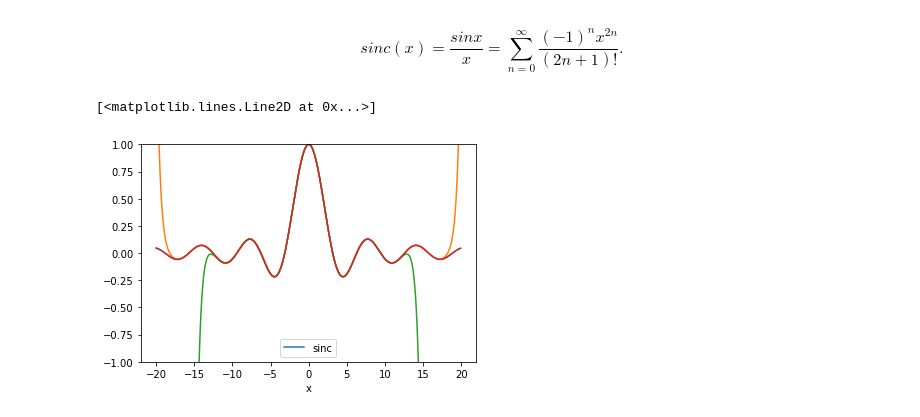
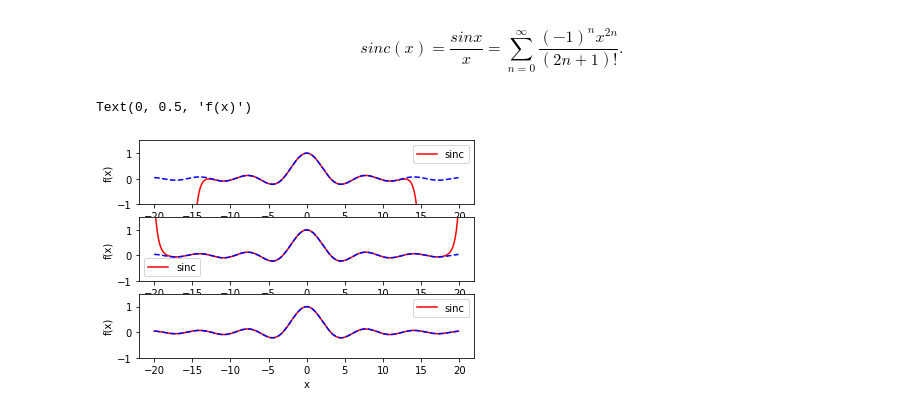
Before and after one commit to ji-hyun-hwang/2021_cphys1, a Jupyter notebook: hw3.ipynb, the cells around one changed output. Cells and saved outputs as stored; diff of their text form; code cells hidden in the pictures.

```diff
--- a/hw3.ipynb
+++ b/hw3.ipynb
@@ -74,24 +74,40 @@ $$ sinc(x)  = \frac{sin x}{x} = \sum_{n=0}^{\infty} \frac{(-1)^n x^{2n} }{(2n+1)
 # %%
 import numpy as np
 import matplotlib.pyplot as plt
 import math
 
 
 def f(x,n) :
     i,s = 0,0
     while (i<=n) :
         s = s + ((-1)**i)*(x**(2*i))/math.factorial(2*i+1)
         i += 1
     return s
 
 x = np.arange(-20,20,0.1)
-plt.plot(x,f(x,30), label = "sinc")
-plt.plot(x,f(x,22))
-plt.plot(x,f(x,15))
-plt.ylim(-1,1)
+plt.subplot(311)
+plt.plot(x,f(x,15), label = "sinc", color = "r")
+plt.plot(x,np.sin(x)/x, "--",color = "b")
+plt.ylim(-1,1.5)
+plt.xlabel("x")
+plt.ylabel("f(x)")
+plt.legend()
+
+plt.subplot(312)
+plt.plot(x,f(x,22),label = "sinc", color = "r")
+plt.plot(x,np.sin(x)/x,"--", color = "b")
+plt.ylim(-1,1.5)
+plt.xlabel("x")
+plt.ylabel("f(x)")
+plt.legend()
+
+plt.subplot(313)
+plt.plot(x,f(x,30),label = "sinc", color = "r")
+plt.plot(x,np.sin(x)/x,"--",color = "b")
+plt.ylim(-1,1.5)
 plt.legend()
 plt.xlabel("x")
-plt.plot(x,np.sin(x)/x)
+plt.ylabel("f(x)")
 # %% [output]
-[<matplotlib.lines.Line2D at 0x...>]
+Text(0, 0.5, 'f(x)')
-[figure, old version]
+[figure, new version]
```
